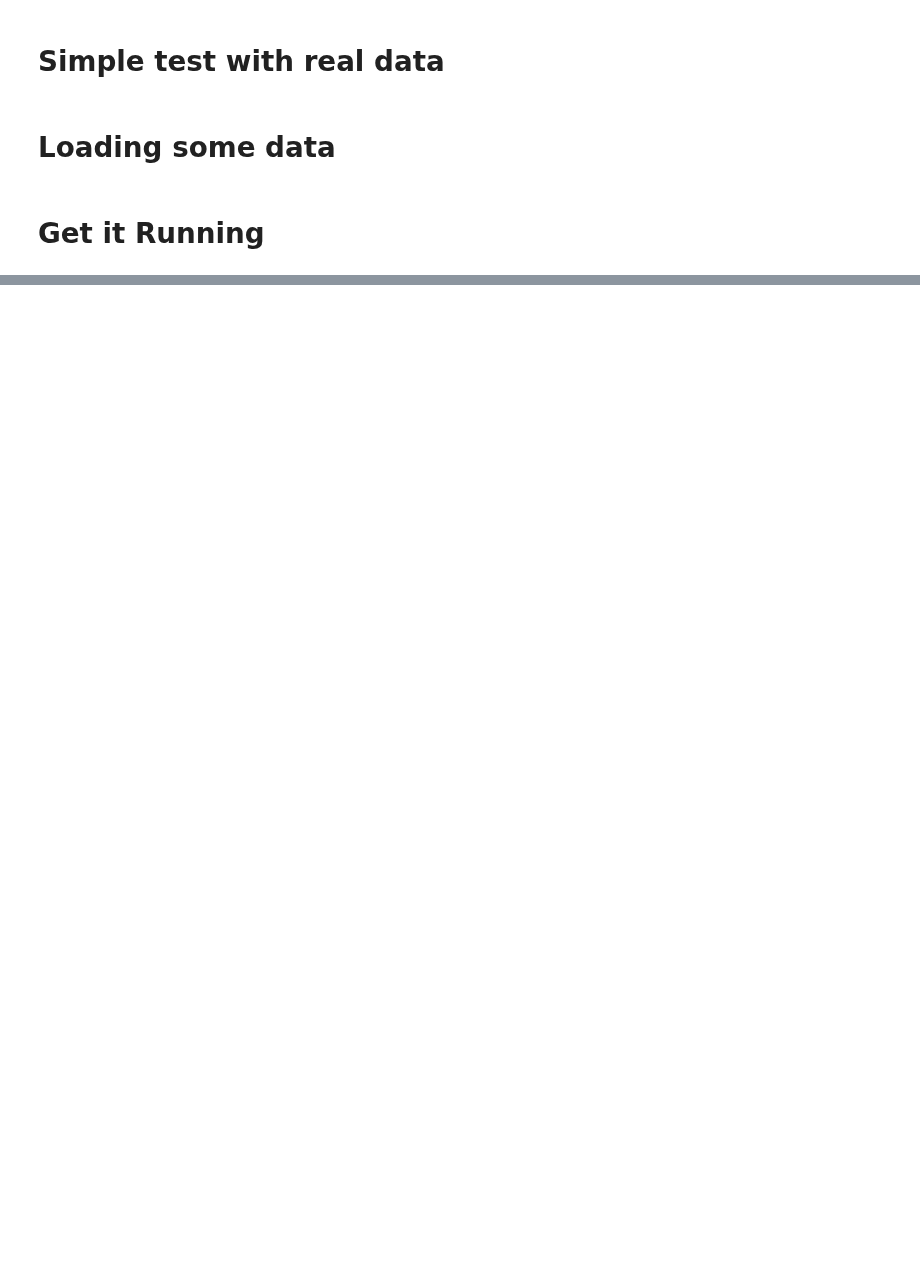
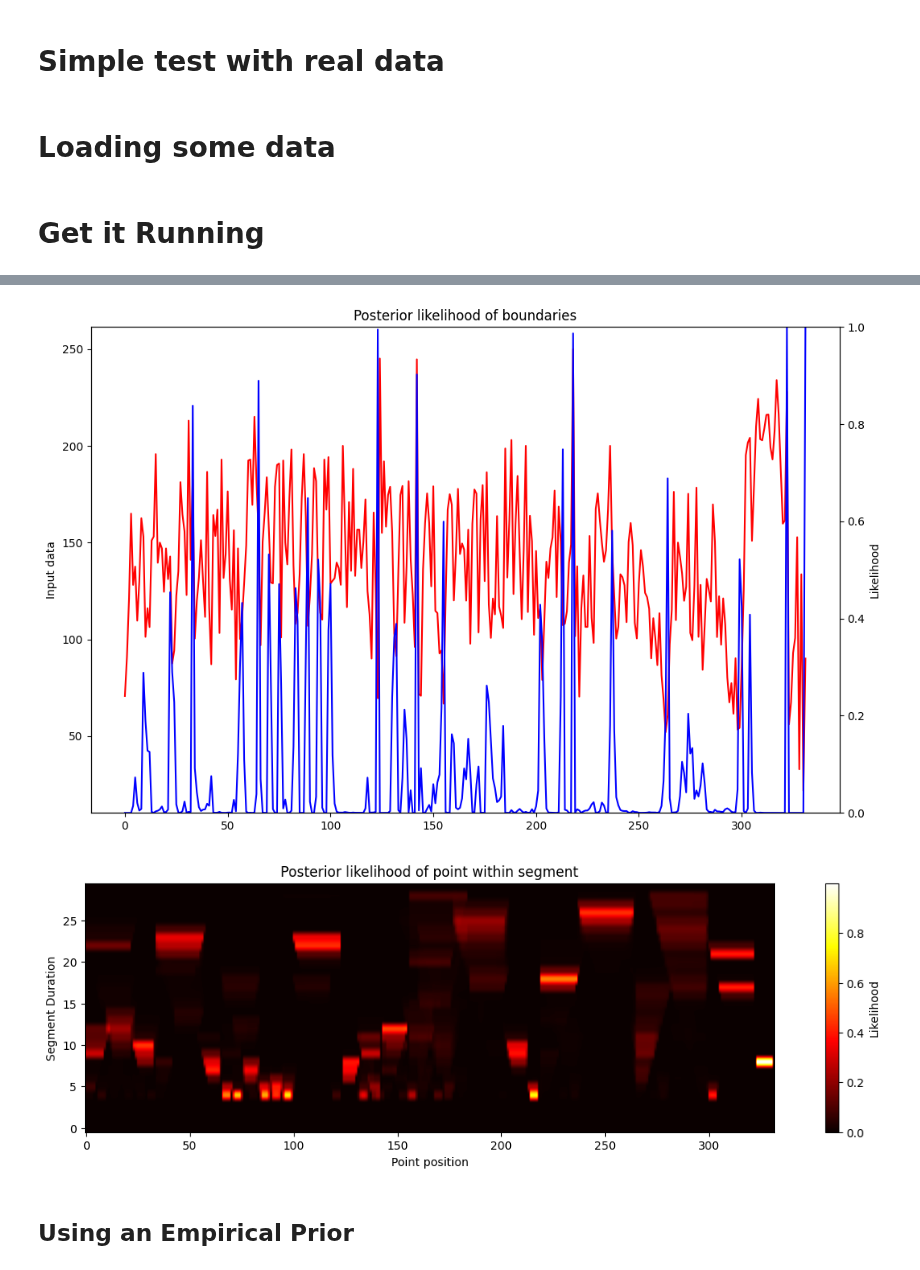
Before and after one commit to erc-cosmos/probabilistic-segmentation, a Jupyter notebook: notebooks/realDataExample.ipynb, the cells around one changed output, grey strips where cells are left out. Drawn from its saved outputs; the diff is of its cells as text; code cells hidden in the pictures; blank space fills up the shorter version.

```diff
--- a/notebooks/realDataExample.ipynb
+++ b/notebooks/realDataExample.ipynb
@@ -73,0 +76,8 @@ with open(f"output/{piece_formatted}_{interpret}_pm.csv", 'w') as outfile:
+# %%
+_ = segment_viz.plot_segment_with_signal(post_marginals=post_boundaries, data=sampleData, data_time=list(range(len(sampleData))), smoothing=1)
+_ = segment_viz.plot_segment_beams(post2_bidim=post_segments, max_length=length_prior.maxLength)
+# %% [output]
+[figure, added]
+[figure, added]
+# %% [markdown]
+## Using an Empirical Prior
```
Also changed, not shown: parts of 18 cells of this notebook, 5 other files.
